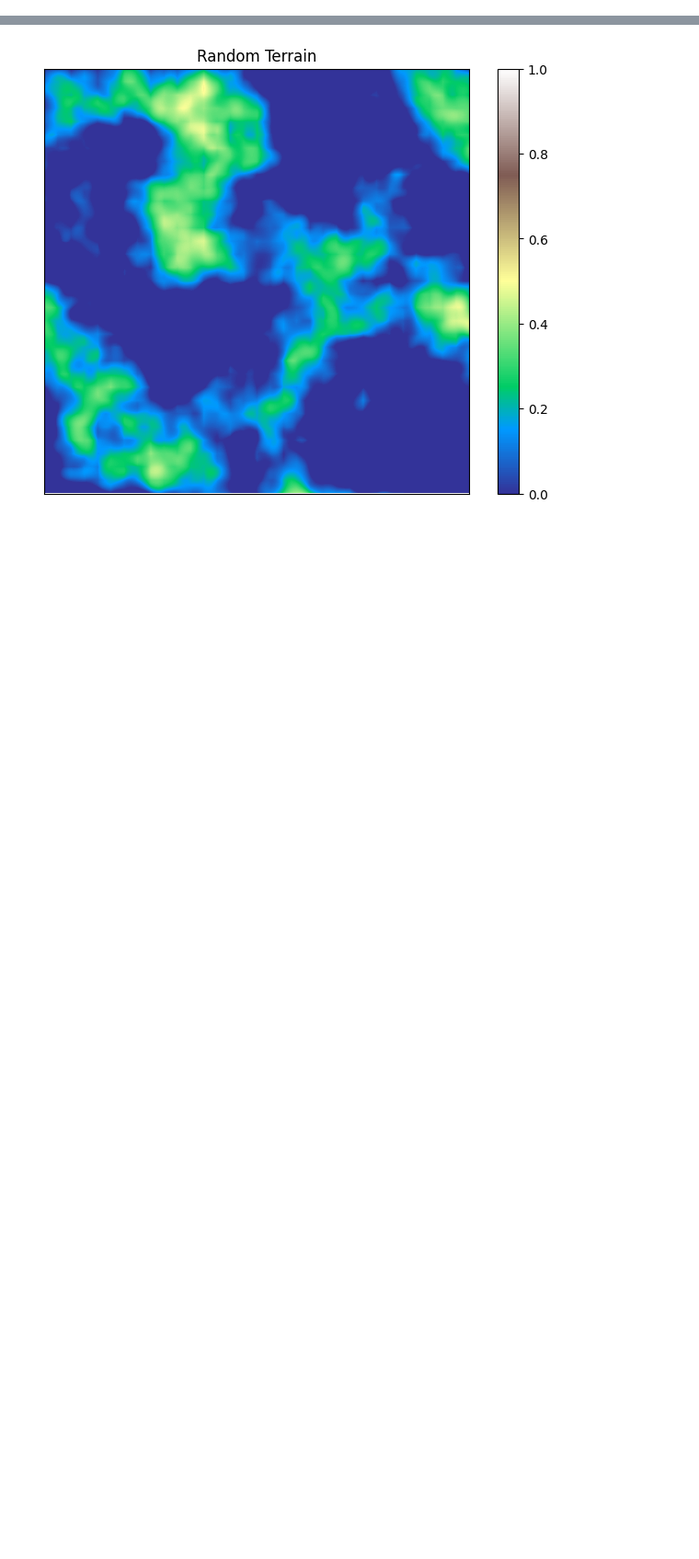
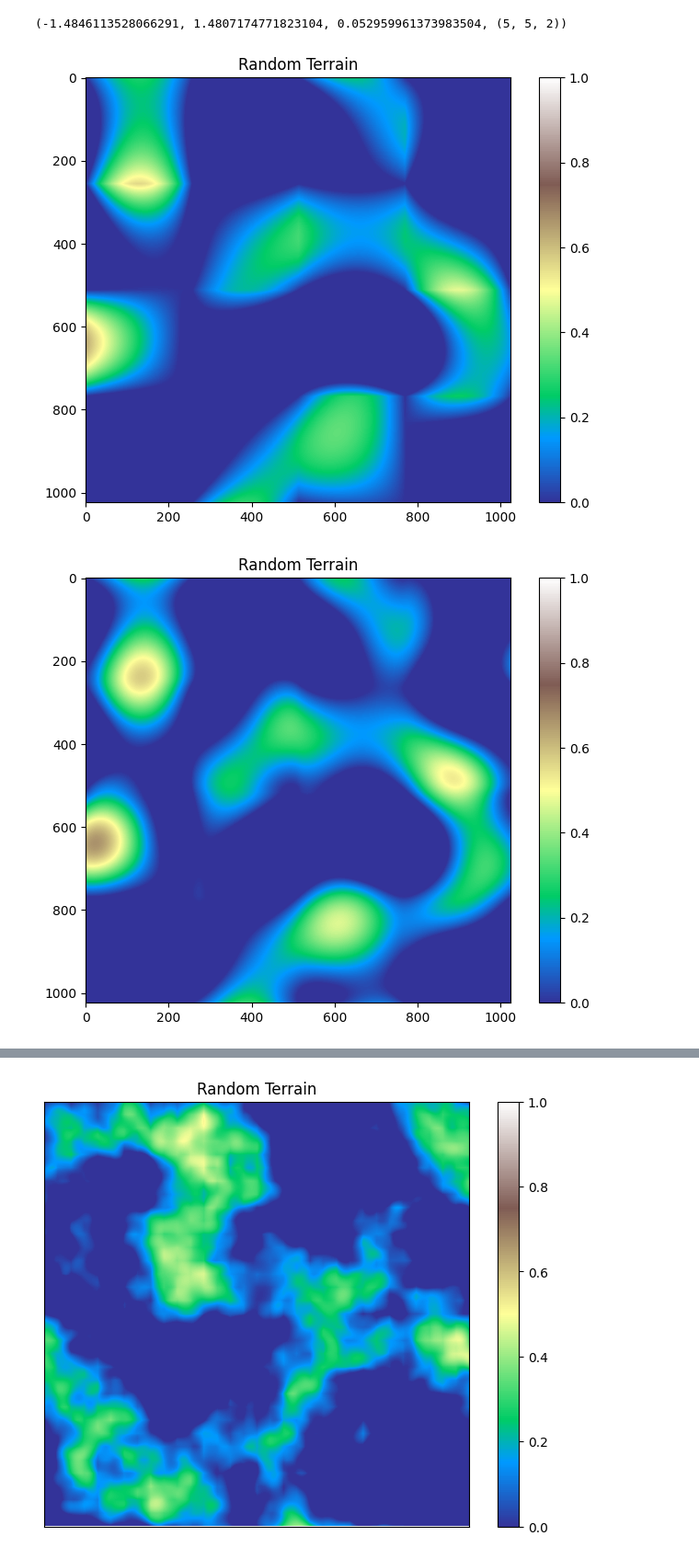
Before and after one commit to parsadaj/random-terrain-generation, a Jupyter notebook: gradient_noise.ipynb, the cells around one changed output, grey strips where cells are left out. Shown at 92% size. Drawn from its saved outputs; the diff is of its cells as text; code cells hidden in the pictures; blank space fills up the shorter version.

```diff
--- a/main.ipynb
+++ b/gradient_noise.ipynb
@@ -3,0 +12,7 @@ from utils import visualize_3d_terrain, visualize_terrain
+# %%
+n_lattice_points = size // lattice_size + 1
+np.random.seed(random_seed)
+gradients = np.random.rand(n_lattice_points, n_lattice_points, 2) * 3 - 1.5
+gradients.min(), gradients.max(), gradients.mean(), gradients.shape
+# %% [output]
+(-1.4846113528066291, 1.4807174771823104, 0.052959961373983504, (5, 5, 2))
@@ -4,2 +45,9 @@ from utils import visualize_3d_terrain, visualize_terrain
+# %%
+
+visualize_terrain(bl_terrain)
+visualize_terrain(bc_terrain)
+# %% [output]
+[figure, added]
+[figure, added]
 # %%
 
```
Also changed, not shown: parts of 7 cells of this notebook, 3 other files.
